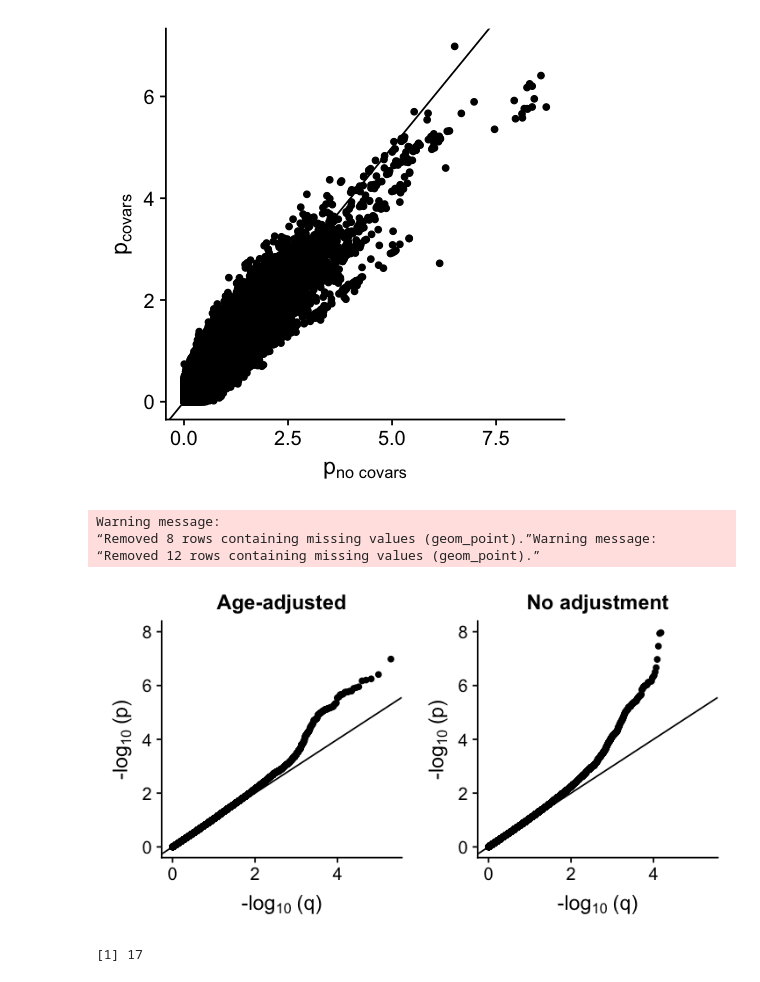
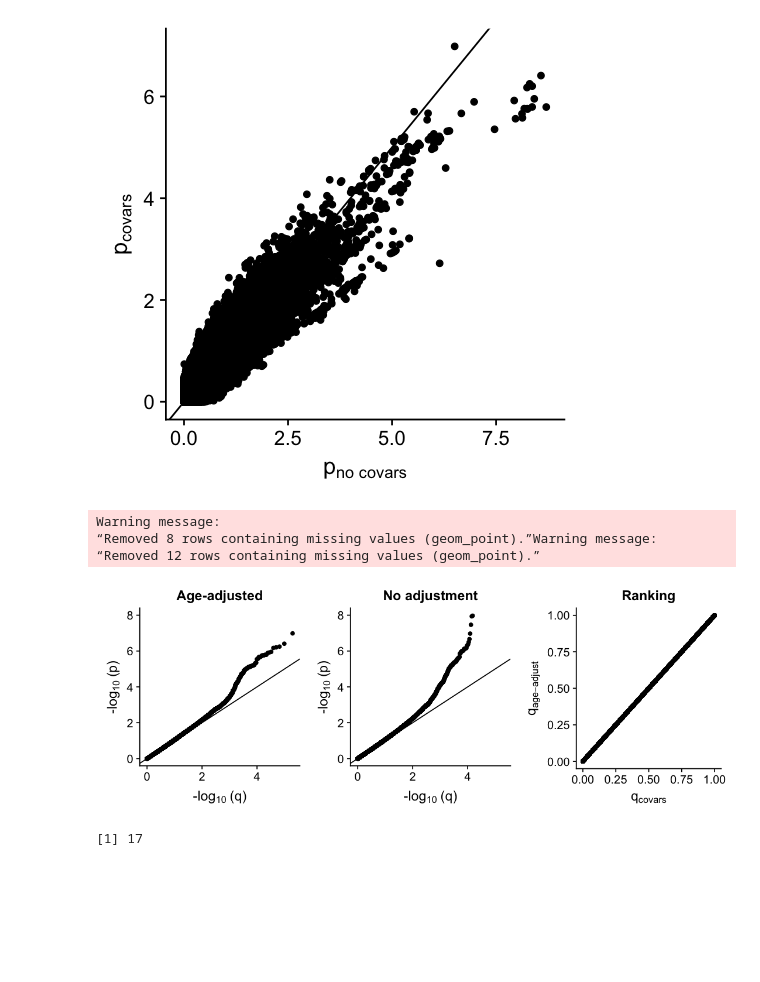
Before and after one commit to hclimente/genewa, a Jupyter notebook: results/conventional_gwas/gwas.ipynb, the cells around one changed output. Saved outputs shown, nothing was run; the diff lists cells and outputs as text; code cells hidden in the pictures; blank space fills up the shorter version.

```diff
--- a/results/conventional_gwas/gwas.ipynb
+++ b/results/conventional_gwas/gwas.ipynb
@@ -114,23 +116,27 @@ Warning message:
 # %%
 no_covars <- ggplot(snps, aes(-log10(q_no_covars), -log10(P_no_covars))) +
     geom_point() +
     geom_abline(slope = 1) +
     labs(title = 'No adjustment', x = bquote('-log' [10] ~'(q)'), y = bquote('-log' [10] ~'(p)')) +
     scale_y_continuous(limits = c(0, 8))
 
 covars <- ggplot(snps, aes(-log10(q_covars), -log10(P_covars))) +
     geom_point() +
     geom_abline(slope = 1) +
     labs(title = 'Age-adjusted', x = bquote('-log' [10] ~'(q)'), y = bquote('-log' [10] ~'(p)')) +
     scale_y_continuous(limits = c(0, 8))
 
-options(repr.plot.width=6, repr.plot.height=3.3)
-plot_grid(covars, no_covars)
+ranking <- ggplot(snps, aes(q_covars, q_covars)) +
+    geom_point() +
+    labs(title = 'Ranking', x = bquote('q'[covars]), y = bquote('q'[age-adjust]))
+
+options(repr.plot.width=9, repr.plot.height=3.3)
+plot_grid(covars, no_covars, ranking, ncol = 3, rel_widths = c(1,1,1))
 # %% [output]
 Warning message:
 “Removed 8 rows containing missing values (geom_point).”Warning message:
 “Removed 12 rows containing missing values (geom_point).”
-[figure, old version]
+[figure, new version]
 # %%
 sum(snps$P_no_covars < (0.05/nrow(snps)))
 # %% [output]
```
Also changed, not shown: parts of 6 cells of this notebook, 2 other files.
